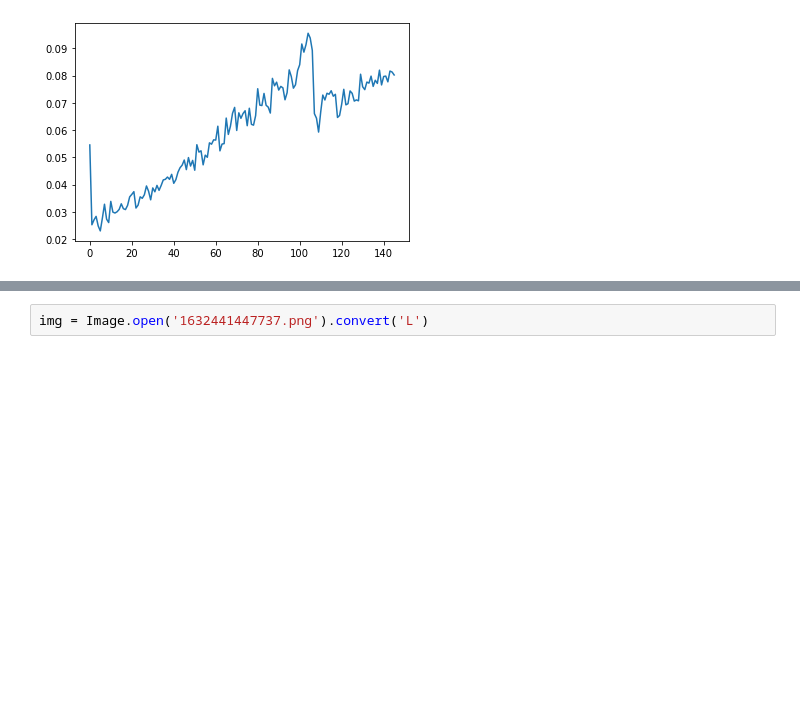
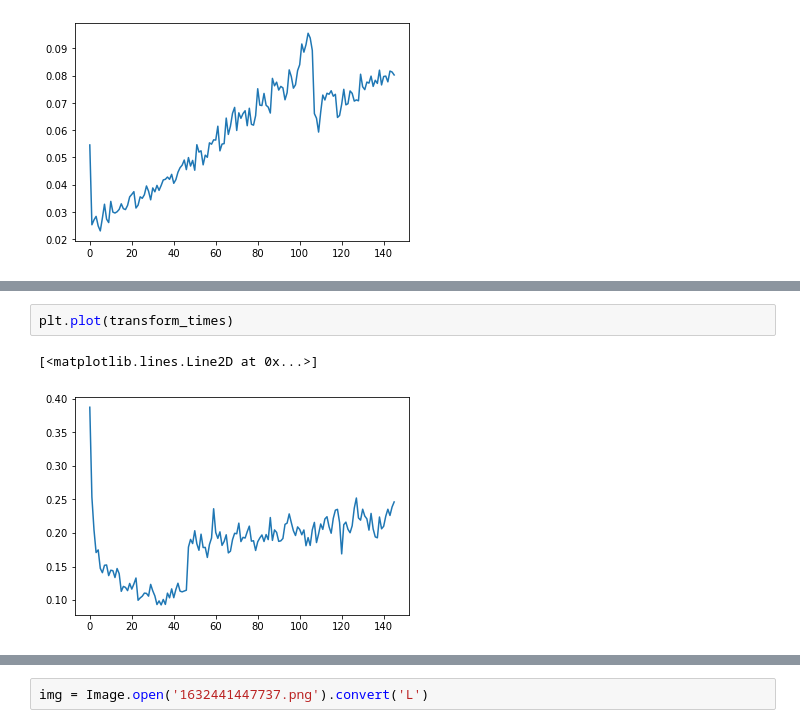
Before and after one commit to IPPK93/PCA_IPCA_project, a Jupyter notebook: PCA.ipynb, the cells around one changed output, grey strips where cells are left out. Cells and saved outputs as stored; diff of their text form; blank space fills up the shorter version.

```diff
--- a/PCA.ipynb
+++ b/PCA.ipynb
@@ -131,0 +179,5 @@ ssim_arr, transform_times, inverse_times = benchmark_model_on_image('IPCA', arr)
+# %%
+plt.plot(transform_times)
+# %% [output]
+[<matplotlib.lines.Line2D at 0x...>]
+[figure, added]
```
Also changed, not shown: parts of 8 cells of this notebook.
